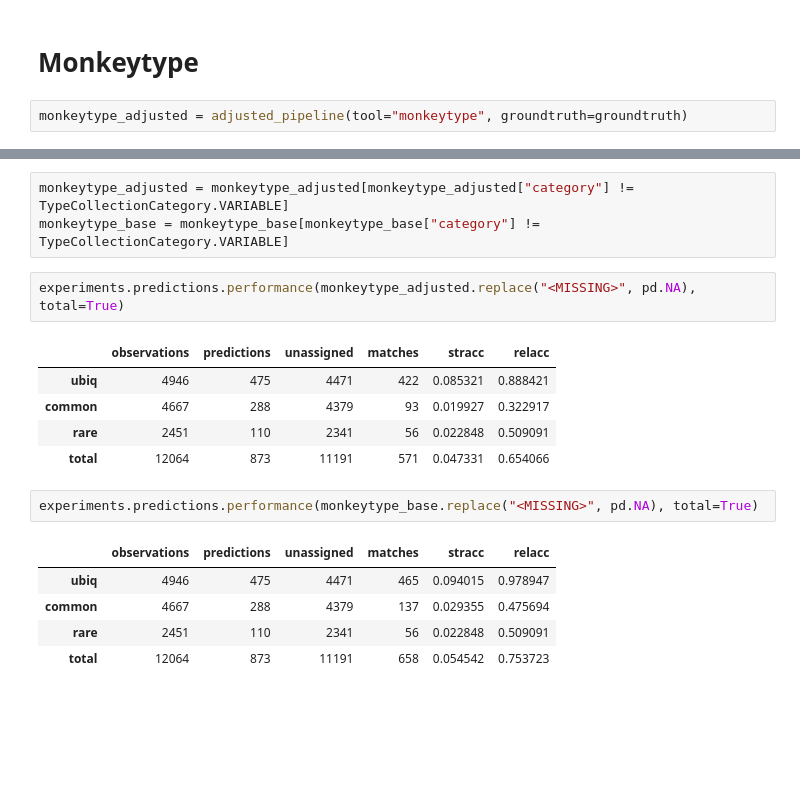
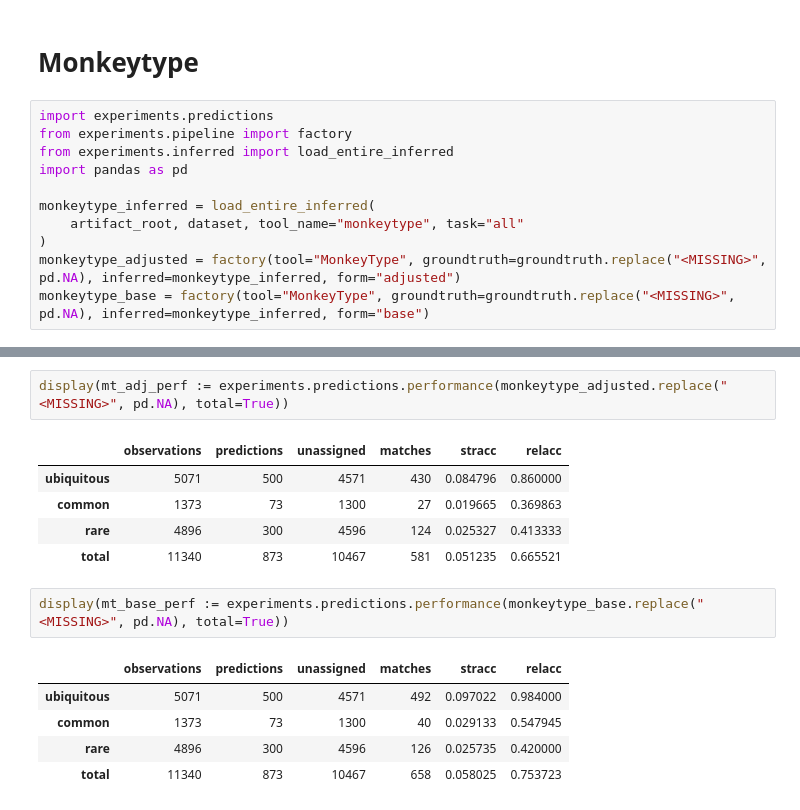
Before and after one commit to multidim-typeinf4py/scripts, a Jupyter notebook: experiments/02 Overlap/Dynamic-Overlap.ipynb, the cells around one changed output, grey strips where cells are left out. Drawn from its saved outputs; the diff is of its cells as text; blank space fills up the shorter version.

```diff
--- a/experiments/02 Overlap/Dynamic-Overlap.ipynb
+++ b/experiments/02 Overlap/Dynamic-Overlap.ipynb
@@ -266,5 +195,14 @@ def base_pipeline(tool: str, groundtruth: pt.DataFrame[ExtendedTypeCollectionSch
 # %% [markdown]
 # Monkeytype
 # %%
-monkeytype_adjusted = adjusted_pipeline(tool="monkeytype", groundtruth=groundtruth)
+import experiments.predictions
+from experiments.pipeline import factory
+from experiments.inferred import load_entire_inferred
+import pandas as pd
+
+monkeytype_inferred = load_entire_inferred(
+    artifact_root, dataset, tool_name="monkeytype", task="all"
+)
+monkeytype_adjusted = factory(tool="MonkeyType", groundtruth=groundtruth.replace("<MISSING>", pd.NA), inferred=monkeytype_inferred, form="adjusted")
+monkeytype_base = factory(tool="MonkeyType", groundtruth=groundtruth.replace("<MISSING>", pd.NA), inferred=monkeytype_inferred, form="base")
 # %% [output]
@@ -316,19 +246,16 @@ See the caveats in the documentation: https://pandas.pydata.org/pandas-docs/stab
-# %%
-monkeytype_adjusted = monkeytype_adjusted[monkeytype_adjusted["category"] != TypeCollectionCategory.VARIABLE]
-monkeytype_base = monkeytype_base[monkeytype_base["category"] != TypeCollectionCategory.VARIABLE]
 # %%
-experiments.predictions.performance(monkeytype_adjusted.replace("<MISSING>", pd.NA), total=True)
+display(mt_adj_perf := experiments.predictions.performance(monkeytype_adjusted.replace("<MISSING>", pd.NA), total=True))
 # %% [output]
 |  | observations | predictions | unassigned | matches | stracc | relacc |
-| ubiq | 4946 | 475 | 4471 | 422 | 0.085321 | 0.888421 |
-| common | 4667 | 288 | 4379 | 93 | 0.019927 | 0.322917 |
-| rare | 2451 | 110 | 2341 | 56 | 0.022848 | 0.509091 |
-| total | 12064 | 873 | 11191 | 571 | 0.047331 | 0.654066 |
+| ubiquitous | 5071 | 500 | 4571 | 430 | 0.084796 | 0.860000 |
+| common | 1373 | 73 | 1300 | 27 | 0.019665 | 0.369863 |
+| rare | 4896 | 300 | 4596 | 124 | 0.025327 | 0.413333 |
+| total | 11340 | 873 | 10467 | 581 | 0.051235 | 0.665521 |
 # %%
-experiments.predictions.performance(monkeytype_base.replace("<MISSING>", pd.NA), total=True)
+display(mt_base_perf := experiments.predictions.performance(monkeytype_base.replace("<MISSING>", pd.NA), total=True))
 # %% [output]
 |  | observations | predictions | unassigned | matches | stracc | relacc |
-| ubiq | 4946 | 475 | 4471 | 465 | 0.094015 | 0.978947 |
-| common | 4667 | 288 | 4379 | 137 | 0.029355 | 0.475694 |
-| rare | 2451 | 110 | 2341 | 56 | 0.022848 | 0.509091 |
-| total | 12064 | 873 | 11191 | 658 | 0.054542 | 0.753723 |
+| ubiquitous | 5071 | 500 | 4571 | 492 | 0.097022 | 0.984000 |
+| common | 1373 | 73 | 1300 | 40 | 0.029133 | 0.547945 |
+| rare | 4896 | 300 | 4596 | 126 | 0.025735 | 0.420000 |
+| total | 11340 | 873 | 10467 | 658 | 0.058025 | 0.753723 |
```
Also changed, not shown: parts of 21 cells of this notebook, 12 other files.
